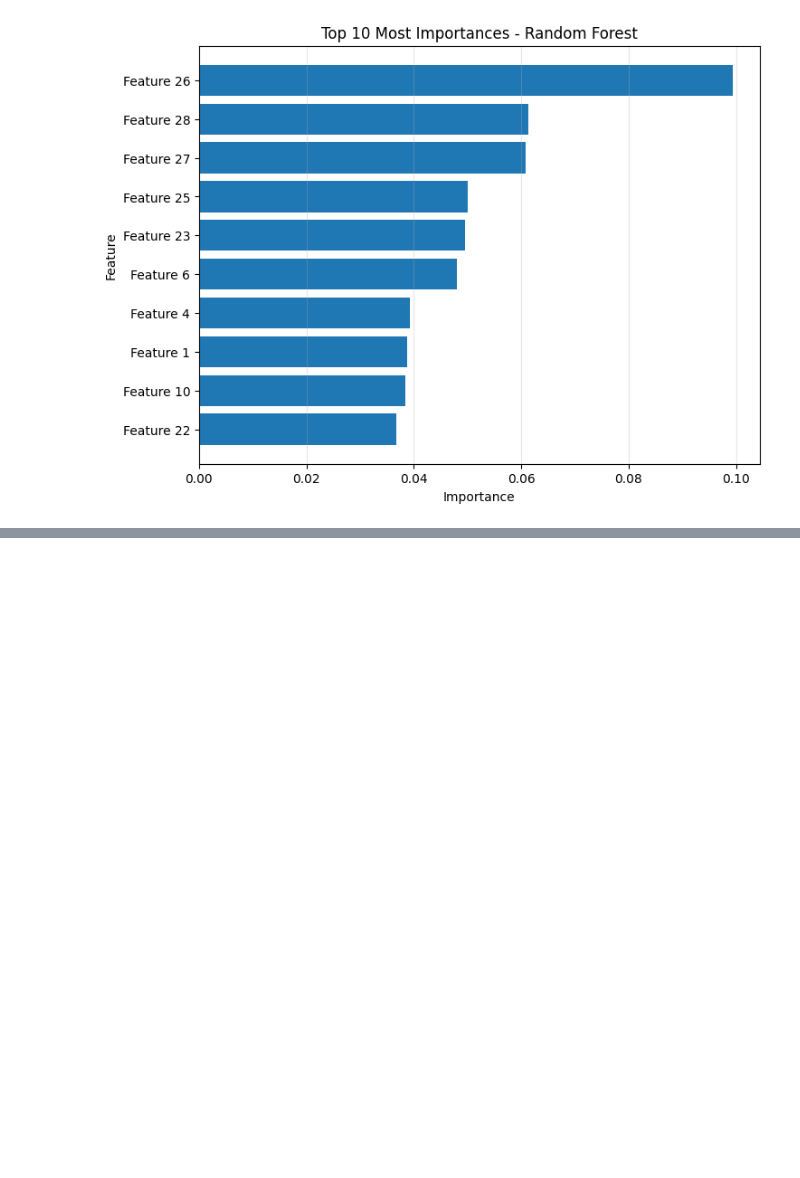
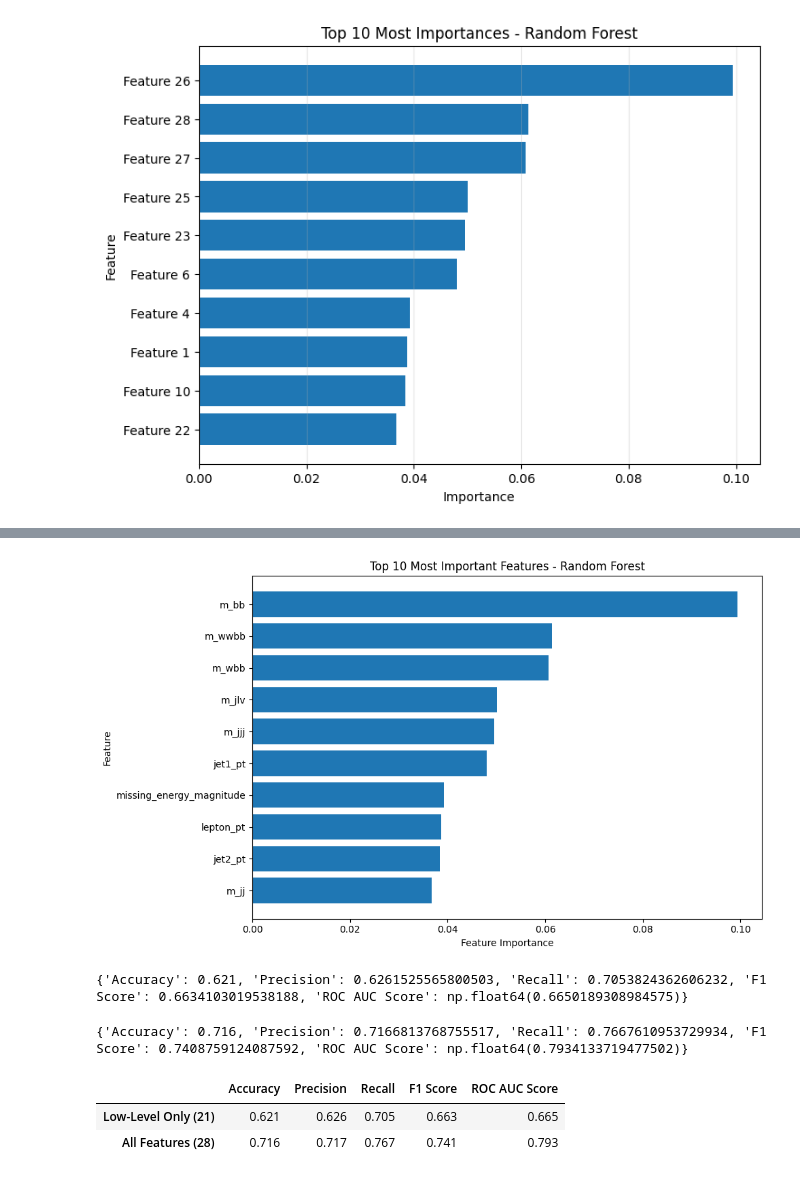
Before and after one commit to numericalmind/signalscope-ai, a Jupyter notebook: 01_baseline_model.ipynb, the cells around one changed output, grey strips where cells are left out. Saved outputs shown, nothing was run; the diff lists cells and outputs as text; code cells hidden in the pictures; blank space fills up the shorter version.

```diff
--- a/01_baseline_model.ipynb
+++ b/01_baseline_model.ipynb
@@ -333,0 +371,12 @@ plt.show()
+# %%
+feature_importance = pd.DataFrame({
+    "Feature": feature_names,
+    "Importance": rf_model.feature_importances_
+
+})
+
+top_10 = (
+    feature_importance.sort_values("Importance", ascending = False)
+    .head(10)
+)
+print(top_10)
@@ -333,0 +395,16 @@ plt.show()
+# %%
+import matplotlib.pyplot as plt
+
+plt.figure(figsize = (10,6))
+plt.barh(
+    top_10["Feature"][::-1],
+    top_10["Importance"][::-1]
+)
+plt.xlabel("Feature Importance")
+plt.ylabel("Feature")
+plt.title("Top 10 Most Important Features - Random Forest")
+
+plt.tight_layout()
+plt.show()
+# %% [output]
+[figure, added]
@@ -333,0 +432,38 @@ plt.show()
+# %%
+low_results = {
+    "Accuracy": accuracy_score(y_test, low_pred),
+    "Precision": precision_score(y_test, low_pred),
+    "Recall": recall_score(y_test, low_pred),
+    "F1 Score": f1_score(y_test, low_pred),
+    "ROC AUC Score": roc_auc_score(y_test, low_prob)
+}
+print(low_results)
+# %% [output]
+{'Accuracy': 0.621, 'Precision': 0.6261525565800503, 'Recall': 0.7053824362606232, 'F1 Score': 0.6634103019538188, 'ROC AUC Score': np.float64(0.6650189308984575)}
+# %%
+all_pred = rf_model.predict(X_test)
+all_prob = rf_model.predict_proba(X_test)[:, 1]
+
+all_results = {
+    "Accuracy": accuracy_score(y_test, all_pred),
+    "Precision": precision_score(y_test, all_pred),
+    "Recall": recall_score(y_test, all_pred),
+    "F1 Score": f1_score(y_test, all_pred),
+    "ROC AUC Score": roc_auc_score(y_test, all_prob)
+}
+print(all_results)
+# %% [output]
+{'Accuracy': 0.716, 'Precision': 0.7166813768755517, 'Recall': 0.7667610953729934, 'F1 Score': 0.7408759124087592, 'ROC AUC Score': np.float64(0.7934133719477502)}
+# %%
+import pandas as pd
+
+comparision = pd.DataFrame({
+    "Low-Level Only (21)": low_results,
+    "All Features (28)": all_results
+}).T
+
+comparision.round(3)
+# %% [output]
+|  | Accuracy | Precision | Recall | F1 Score | ROC AUC Score |
+| Low-Level Only (21) | 0.621 | 0.626 | 0.705 | 0.663 | 0.665 |
+| All Features (28) | 0.716 | 0.717 | 0.767 | 0.741 | 0.793 |
```
Also changed, not shown: parts of 5 cells of this notebook.
